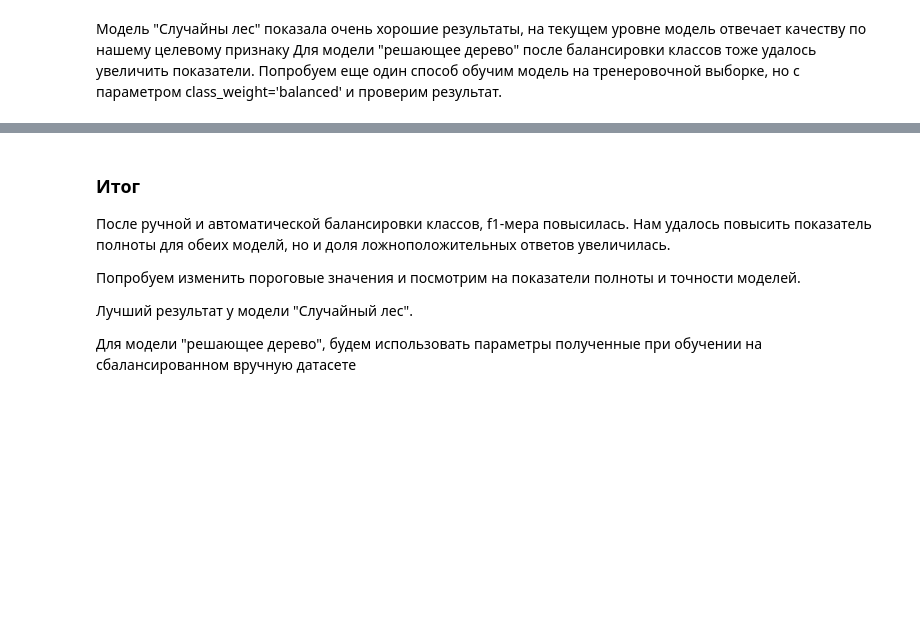
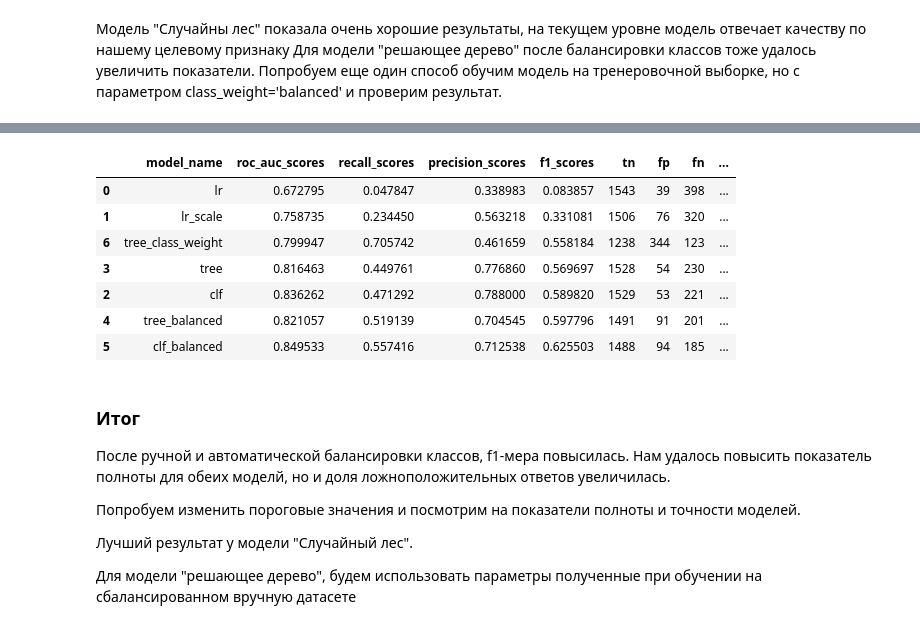
Before and after one commit to geldarr/praktikum, a Jupyter notebook: 07_predict_for bank/e9362a5d-de9d-4641-9755-20edf63bfe54.ipynb, the cells around one changed output, grey strips where cells are left out. Cells and saved outputs as stored; diff of their text form; code cells hidden in the pictures; blank space fills up the shorter version.

```diff
--- a/07_predict_for bank/e9362a5d-de9d-4641-9755-20edf63bfe54.ipynb
+++ b/07_predict_for bank/e9362a5d-de9d-4641-9755-20edf63bfe54.ipynb
@@ -585,7 +579,7 @@ result_metric
 warnings.filterwarnings('ignore')
 best_score = 0
 max_depth = 0
-for depht in range(1,60,1):
+for depht in range(1,100,5):
     tree = DecisionTreeClassifier(max_depth=depht,random_state=12345)
     tree.fit(x_train,y_train)
     predicted_tree = tree.predict(x_valid)
@@ -669,7 +690,7 @@ warnings.filterwarnings('ignore')
 #Подберем новые параметры для модели на новом датасете
 best_score = 0
 max_depth = 0
-for depht in range(1,60,1):
+for depht in range(1,100,5):
     tree = DecisionTreeClassifier(max_depth=depht,random_state=12345)
     tree.fit(x_upsampled,y_upsampled)
     predicted = tree.predict(x_valid)
@@ -702,8 +740,8 @@ warnings.filterwarnings('ignore')
 best_score = 0
 max_est = 0
 max_depth = 0
-for est in range(1,40,1):
-    for depth in range(1,30,1):
+for est in range(1,100,5):
+    for depth in range(1,100,5):
 
         clf = RandomForestClassifier(n_estimators=est, max_depth=depth,random_state=12345)
         clf.fit(x_upsampled,y_upsampled)
@@ -739,7 +797,7 @@ result_metric
 # %%
 best_score = 0
 max_depth = 0
-for depht in range(1,60,1):
+for depht in range(1,100,5):
     tree = DecisionTreeClassifier(max_depth=depht,random_state=12345,class_weight='balanced')
     tree.fit(x_train,y_train)
     predicted = tree.predict(x_valid)
@@ -768,3 +833,14 @@ result_metric
+# %%
+result_metric.sort_values(by='f1_scores')
+# %% [output]
+|  | model_name | roc_auc_scores | recall_scores | precision_scores | f1_scores | tn | fp | fn | ... |
+| 0 | lr | 0.672795 | 0.047847 | 0.338983 | 0.083857 | 1543 | 39 | 398 | ... |
+| 1 | lr_scale | 0.758735 | 0.234450 | 0.563218 | 0.331081 | 1506 | 76 | 320 | ... |
+| 6 | tree_class_weight | 0.799947 | 0.705742 | 0.461659 | 0.558184 | 1238 | 344 | 123 | ... |
+| 3 | tree | 0.816463 | 0.449761 | 0.776860 | 0.569697 | 1528 | 54 | 230 | ... |
+| 2 | clf | 0.836262 | 0.471292 | 0.788000 | 0.589820 | 1529 | 53 | 221 | ... |
+| 4 | tree_balanced | 0.821057 | 0.519139 | 0.704545 | 0.597796 | 1491 | 91 | 201 | ... |
+| 5 | clf_balanced | 0.849533 | 0.557416 | 0.712538 | 0.625503 | 1488 | 94 | 185 | ... |
 # %% [markdown]
 ### Итог
 
```
Also changed, not shown: parts of 88 cells of this notebook.
